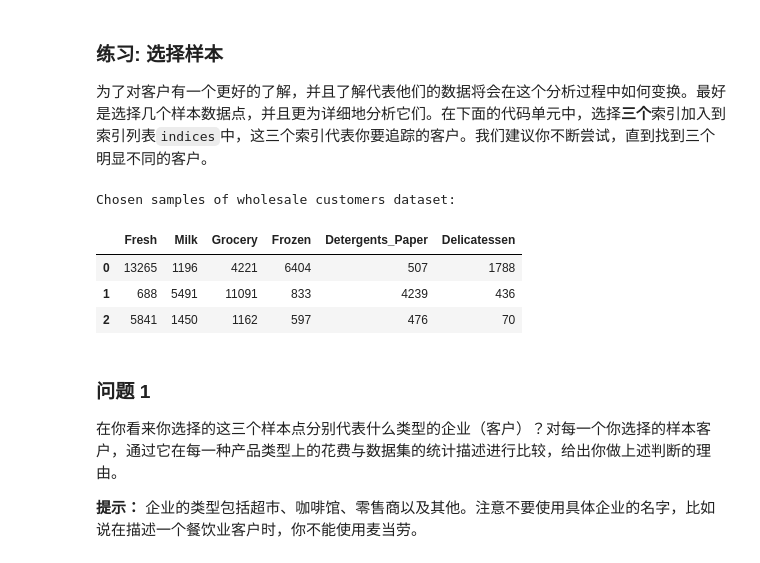
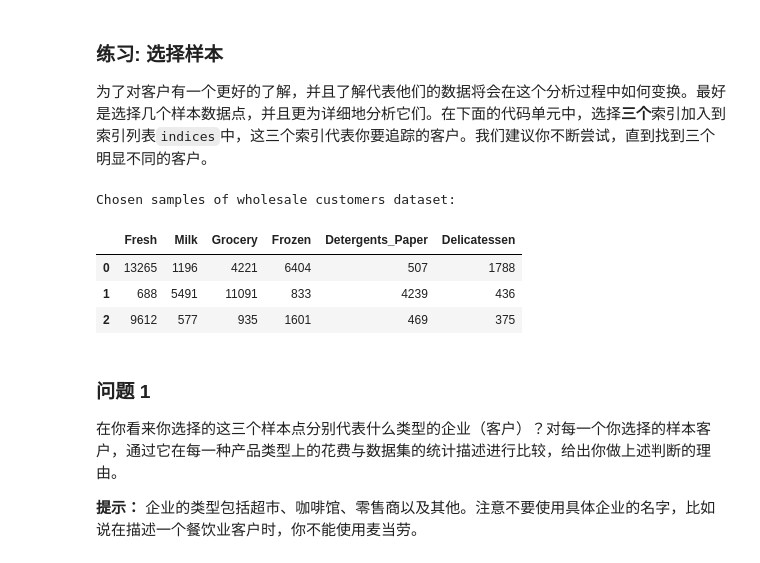
Before and after one commit to xueran1991/MLND-customer_segments, a Jupyter notebook: customer_segments.ipynb, the cells around one changed output. Saved outputs shown, nothing was run; the diff lists cells and outputs as text; code cells hidden in the pictures.

```diff
--- a/customer_segments.ipynb
+++ b/customer_segments.ipynb
@@ -65,18 +65,18 @@ display(data.describe())
 为了对客户有一个更好的了解，并且了解代表他们的数据将会在这个分析过程中如何变换。最好是选择几个样本数据点，并且更为详细地分析它们。在下面的代码单元中，选择**三个**索引加入到索引列表`indices`中，这三个索引代表你要追踪的客户。我们建议你不断尝试，直到找到三个明显不同的客户。
 # %%
 # TODO：从数据集中选择三个你希望抽样的数据点的索引
-indices = [3, 35, 375]
+indices = [3, 35, 399]
 
 # 为选择的样本建立一个DataFrame
 samples = pd.DataFrame(data.loc[indices], columns = data.keys()).reset_index(drop = True)
 print("Chosen samples of wholesale customers dataset:")
 display(samples)
 # %% [output]
 Chosen samples of wholesale customers dataset:
 |  | Fresh | Milk | Grocery | Frozen | Detergents_Paper | Delicatessen |
 | 0 | 13265 | 1196 | 4221 | 6404 | 507 | 1788 |
 | 1 | 688 | 5491 | 11091 | 833 | 4239 | 436 |
-| 2 | 5841 | 1450 | 1162 | 597 | 476 | 70 |
+| 2 | 9612 | 577 | 935 | 1601 | 469 | 375 |
 # %% [markdown]
 ### 问题 1
 在你看来你选择的这三个样本点分别代表什么类型的企业（客户）？对每一个你选择的样本客户，通过它在每一种产品类型上的花费与数据集的统计描述进行比较，给出你做上述判断的理由。
```
Also changed, not shown: parts of 26 cells of this notebook, 1 other file.
